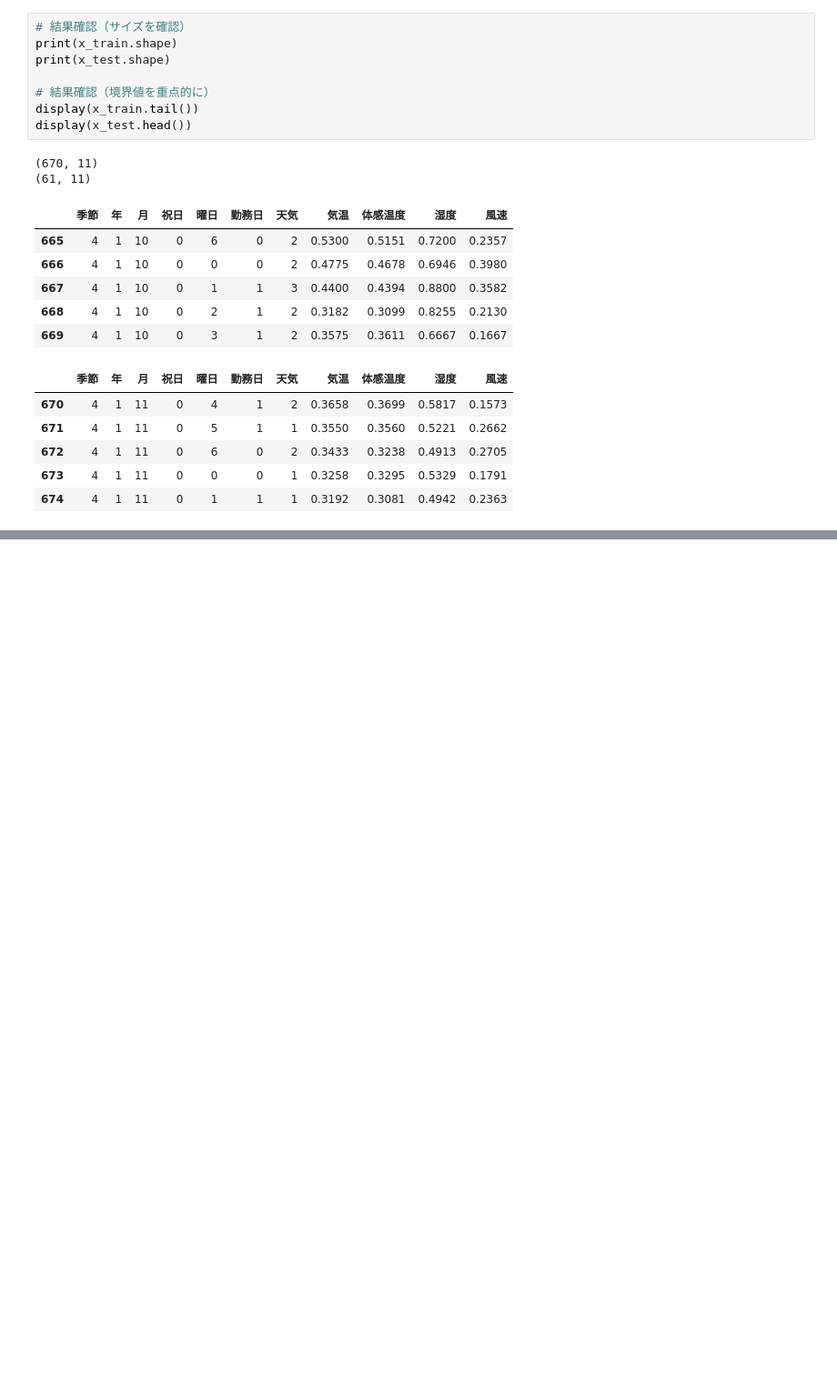
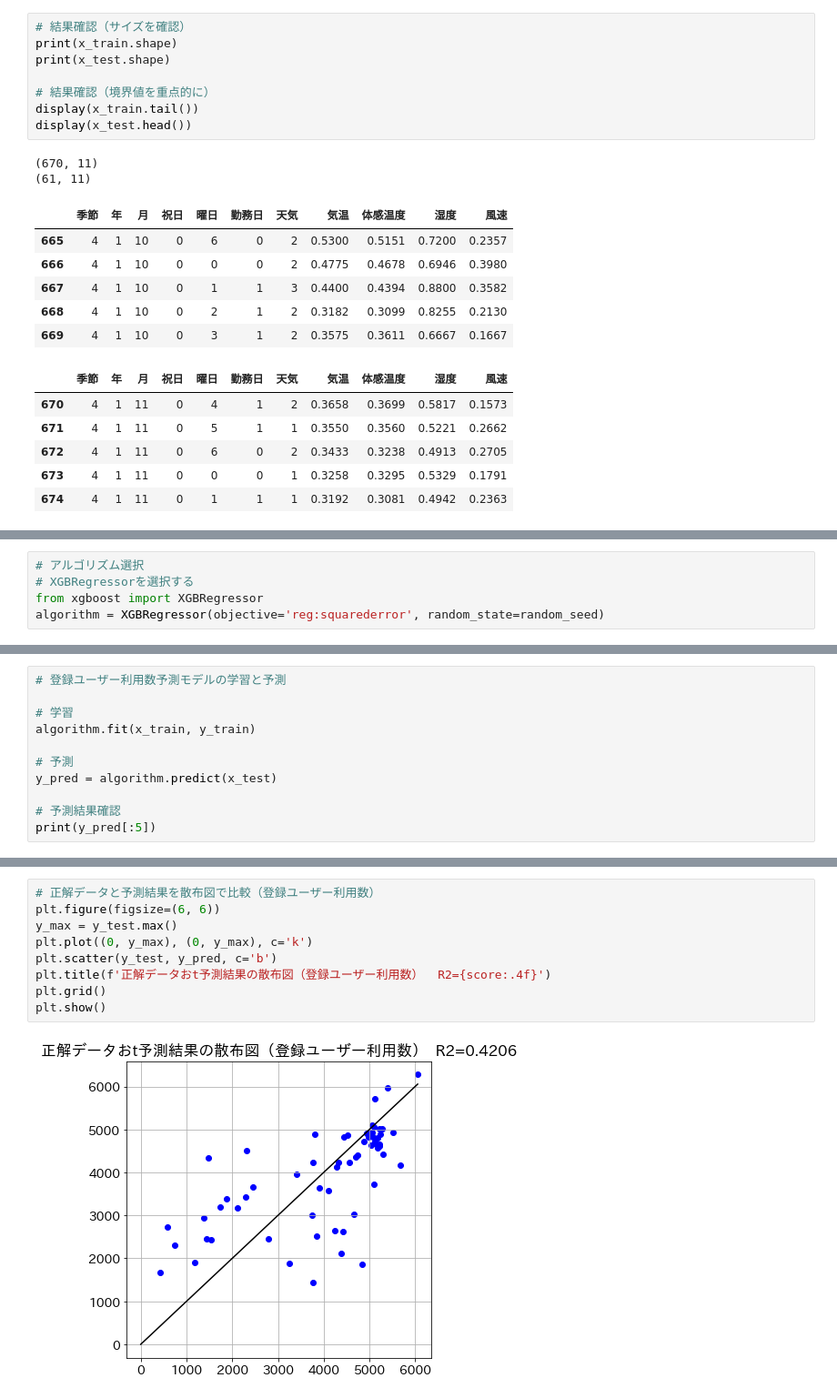
Before and after one commit to hirokimituya/book_create-profitable-AI-with-Python, a Jupyter notebook: ch05_02_bike_sharing.ipynb, the cells around one changed output, grey strips where cells are left out. Shown: that part at 91% size. Saved outputs shown, nothing was run; the diff lists cells and outputs as text; blank space fills up the shorter version.

```diff
--- a/ch05_02_bike_sharing.ipynb
+++ b/ch05_02_bike_sharing.ipynb
@@ -227,0 +230,5 @@ display(x_test.head())
+# %%
+# アルゴリズム選択
+# XGBRegressorを選択する
+from xgboost import XGBRegressor
+algorithm = XGBRegressor(objective='reg:squarederror', random_state=random_seed)
@@ -227,0 +237,11 @@ display(x_test.head())
+# %%
+# 登録ユーザー利用数予測モデルの学習と予測
+
+# 学習
+algorithm.fit(x_train, y_train)
+
+# 予測
+y_pred = algorithm.predict(x_test)
+
+# 予測結果確認
+print(y_pred[:5])
@@ -227,0 +266,11 @@ display(x_test.head())
+# %%
+# 正解データと予測結果を散布図で比較（登録ユーザー利用数）
+plt.figure(figsize=(6, 6))
+y_max = y_test.max()
+plt.plot((0, y_max), (0, y_max), c='k')
+plt.scatter(y_test, y_pred, c='b')
+plt.title(f'正解データおt予測結果の散布図（登録ユーザー利用数）  R2={score:.4f}')
+plt.grid()
+plt.show()
+# %% [output]
+[figure, added]
```
Also changed, not shown: parts of 11 cells of this notebook.
